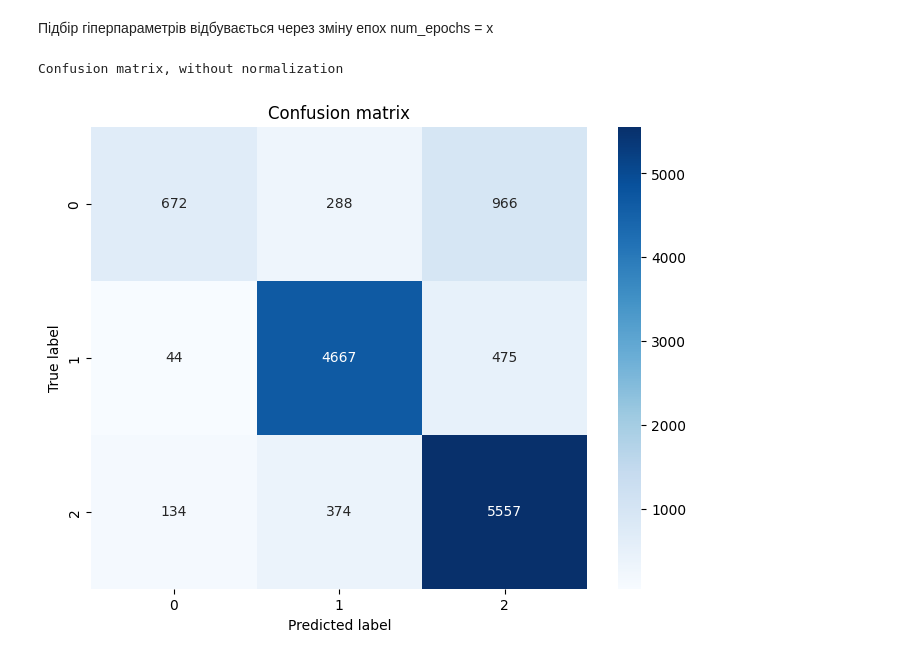
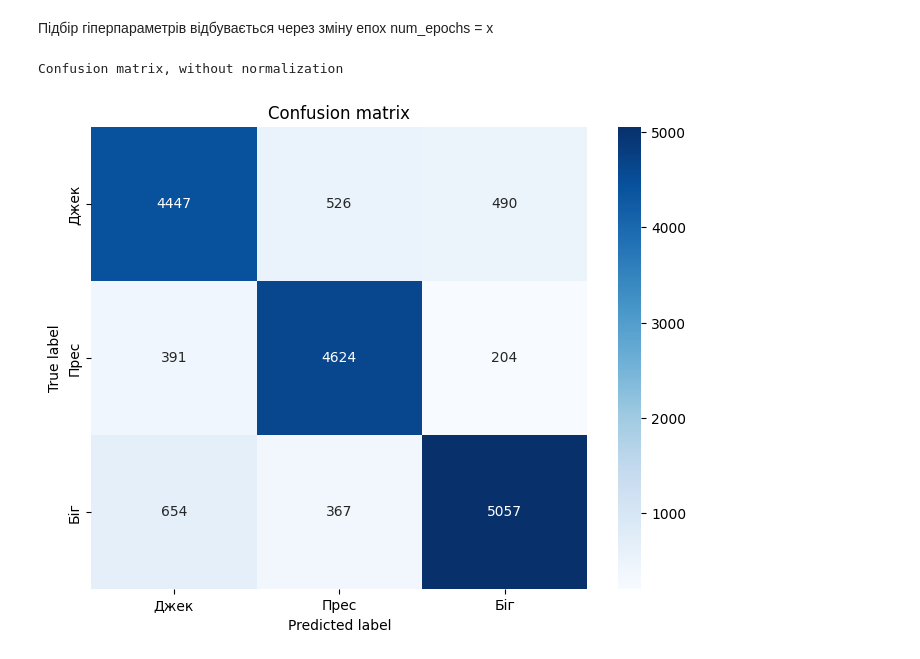
Before and after one commit to bohdanbtw/LPNU, a Jupyter notebook: Lab07/task2.ipynb, the cells around one changed output. Drawn from its saved outputs; the diff is of its cells as text; code cells hidden in the pictures.

```diff
--- a/Lab07/task2.ipynb
+++ b/Lab07/task2.ipynb
@@ -143,9 +66,20 @@ scaler = MinMaxScaler()
 X_train_normalized = scaler.fit_transform(X_train)
 X_val_normalized = scaler.transform(X_val)
 
+# Конвертація в NumPy масиви
+X_train_np = np.array(X_train_normalized)
+X_val_np = np.array(X_val_normalized)
+y_train_np = np.array(y_train)
+y_val_np = np.array(y_val)
+
+# Встановлення назв стовпців після нормалізації даних
+X_train_normalized_df = pd.DataFrame(X_train_normalized, columns=dataset.columns[:-1])
+X_val_normalized_df = pd.DataFrame(X_val_normalized, columns=dataset.columns[:-1])
 
 # Побудова кореляційної матриці
-correlation_matrix = pd.DataFrame(X_train_normalized).corr()
+correlation_matrix = pd.DataFrame(X_train_normalized_df).corr()
+
+# Виведення кореляційної матриці
 plt.figure(figsize=(10, 8))
 sns.heatmap(correlation_matrix, annot=True, cmap='coolwarm', fmt=".2f", linewidths=0.5)
 plt.title('Correlation Matrix')
@@ -157,10 +91,4 @@ plt.show()
 # %%
-import torch
-import torch.nn as nn
-import torch.optim as optim
-from sklearn.metrics import accuracy_score, confusion_matrix
-
-# Модель
 model = nn.Sequential(
     nn.Linear(6, 128),
     nn.ReLU(),
@@ -173,12 +101,14 @@ model = nn.Sequential(
 criterion = nn.CrossEntropyLoss()
 optimizer = optim.Adam(model.parameters(), lr=0.001)
 
-# Генерація випадкових даних для тренування
-X_train_tensor = torch.FloatTensor(X_train_normalized)
-y_train_tensor = torch.LongTensor(y_train)
+# Конвертація даних в тензори PyTorch
+X_train_tensor = torch.FloatTensor(X_train_np)
+y_train_tensor = torch.LongTensor(y_train_np)
+X_val_tensor = torch.FloatTensor(X_val_np)
+y_val_tensor = torch.LongTensor(y_val_np)
 
 # Навчання моделі
-num_epochs = 115
+num_epochs = 500
 for epoch in range(num_epochs):
     # Forward pass
     outputs = model(X_train_tensor)
@@ -192,17 +122,13 @@ for epoch in range(num_epochs):
     if (epoch + 1) % 1 == 0:
         print(f'Epoch [{epoch + 1}/{num_epochs}], Loss: {loss.item():.4f}')
 
-# Перевірка точності моделі на валідаційних даних
-# Переконайтеся, що X_val_normalized має форму (N, 64)
-X_val_tensor = torch.FloatTensor(X_val_normalized)
-y_val_tensor = torch.LongTensor(y_val)
-
 # Перевірка розміру вхідного тензора
 print(f"Shape of validation input tensor: {X_val_tensor.shape}")
 
+# Перевірка точності моделі на валідаційних даних
 with torch.no_grad():
     outputs = model(X_val_tensor)
-    _, predicted = torch.max(outputs.data, 1)
+    _, predicted = torch.max(outputs, 1)
     accuracy = accuracy_score(y_val_tensor.numpy(), predicted.numpy())
     print(f'Accuracy on the validation set: {accuracy:.2f}')
 
@@ -231,33 +157,30 @@ Confusion Matrix:
 # %% [markdown]
 Підбір гіперпараметрів відбувається через зміну епох num_epochs = х
 # %%
-import matplotlib.pyplot as plt
-from sklearn.metrics import confusion_matrix
-import seaborn as sns
-from sklearn.preprocessing import LabelEncoder
 
 label_encoder = LabelEncoder()
 # Обчислення матриці конфузії
 
+class_names = ['Джек', 'Прес', 'Біг']
 
 # Функція для побудови матриці конфузії
 def plot_confusion_matrix(cm, classes, normalize=False, title='Confusion matrix', cmap=plt.cm.Blues):
     if normalize:
         cm = cm.astype('float') / cm.sum(axis=1)[:, np.newaxis]
         print("Normalized confusion matrix")
     else:
         print('Confusion matrix, without normalization')
 
     plt.figure(figsize=(8, 6))
     sns.heatmap(cm, annot=True, fmt='.0f', cmap=cmap, xticklabels=classes, yticklabels=classes)
     plt.title(title)
     plt.ylabel('True label')
     plt.xlabel('Predicted label')
     plt.show()
 
 # Виклик функції для побудови графічного представлення матриці конфузії
-plot_confusion_matrix(cm, [0,1,2])
+plot_confusion_matrix(cm, class_names)
 # %% [output]
 Confusion matrix, without normalization
-[figure, old version]
+[figure, new version]
 # %%
```
Also changed, not shown: parts of 12 cells of this notebook.
